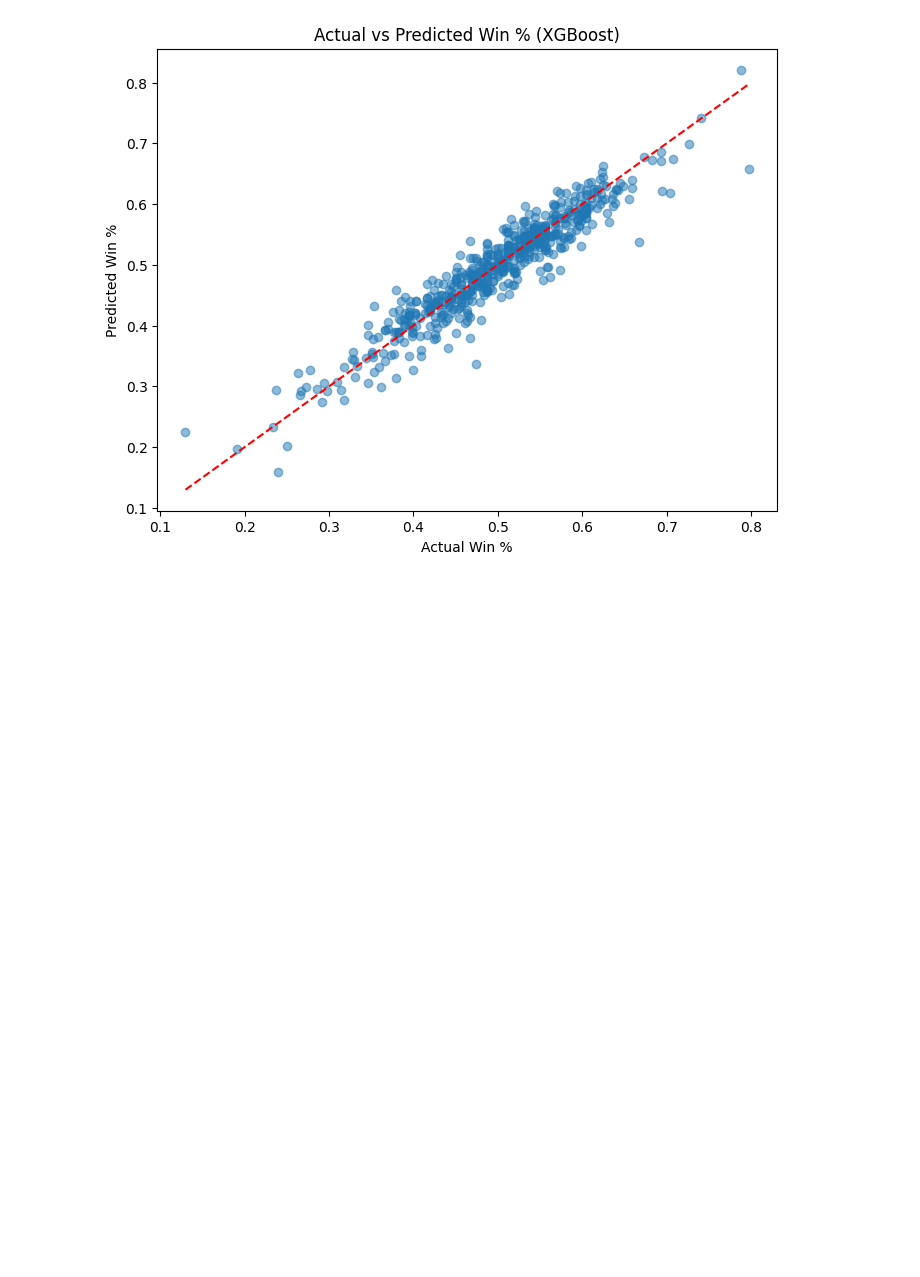
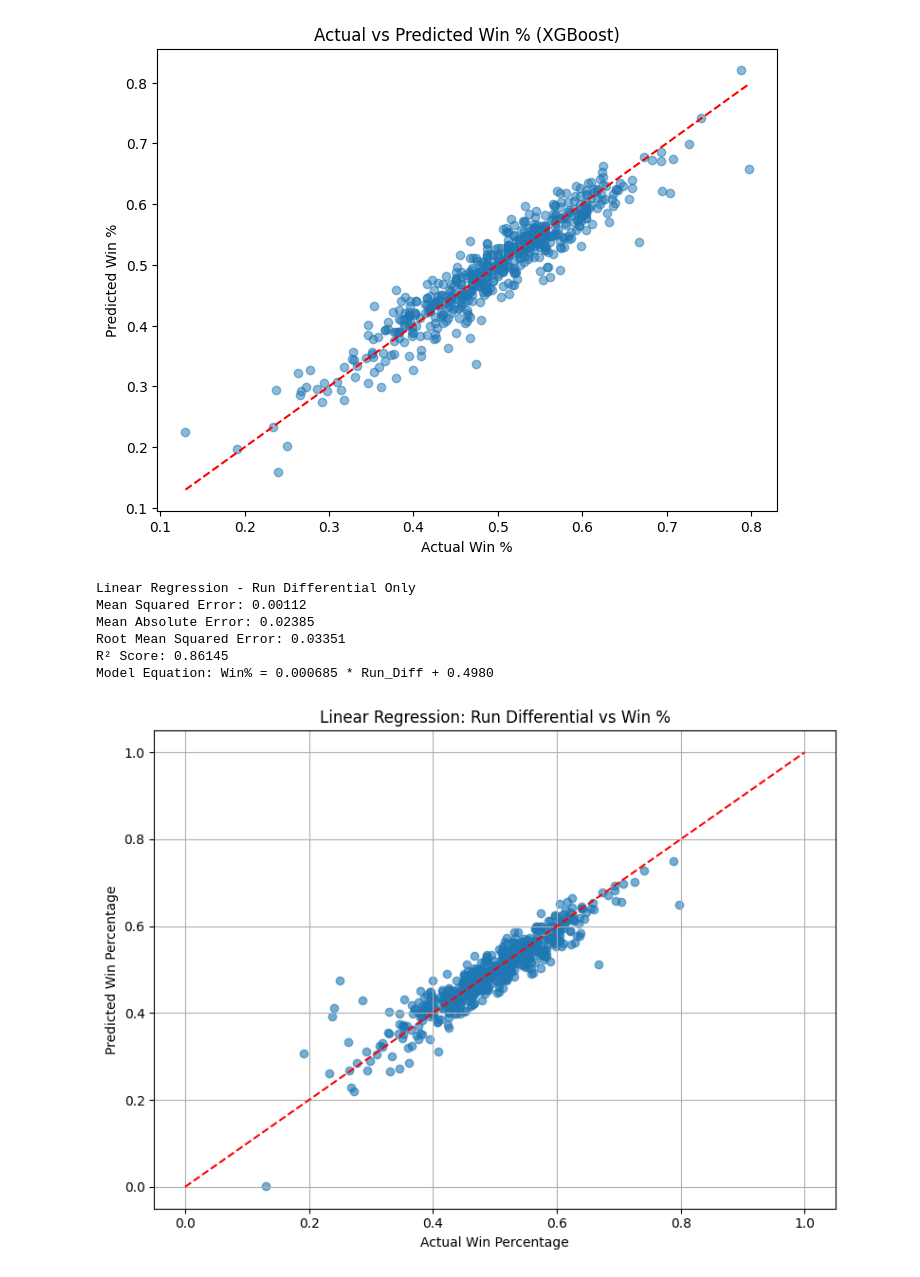
Before and after one commit to srmcdevitt03/ds320project, a Jupyter notebook: ML_Integration.ipynb, the cells around one changed output. Drawn from its saved outputs; the diff is of its cells as text; code cells hidden in the pictures; blank space fills up the shorter version.

Commit message:
Add files via upload
This added the Linear Regression model

```diff
--- a/ML_Integration.ipynb
+++ b/ML_Integration.ipynb
@@ -564,3 +564,64 @@ XGBoost Model - Root Mean Squared Error: 0.02978
 XGBoost Model - R² Score: 0.89053
 [figure]
 [figure]
+# %%
+# Linear Regression using run differential to predict win percentage
+
+from sklearn.linear_model import LinearRegression
+from sklearn.metrics import mean_squared_error, mean_absolute_error, r2_score
+import numpy as np
+import matplotlib.pyplot as plt
+
+# Ensure run_diff is calculated
+if 'run_diff' not in TeamsData.columns:
+    TeamsData['run_diff'] = TeamsData['R'] - TeamsData['RA']
+
+# Drop rows with missing values
+df = TeamsData[['run_diff', 'Win_percentage']].dropna()
+
+# Define X and y
+X = df[['run_diff']]
+y = df['Win_percentage']
+
+# Split data
+from sklearn.model_selection import train_test_split
+X_train, X_test, y_train, y_test = train_test_split(X, y, test_size=0.2, random_state=42)
+
+# Train model
+lr = LinearRegression()
+lr.fit(X_train, y_train)
+
+# Predict
+y_pred = lr.predict(X_test)
+
+# Metrics
+mse = mean_squared_error(y_test, y_pred)
+mae = mean_absolute_error(y_test, y_pred)
+rmse = np.sqrt(mse)
+r2 = r2_score(y_test, y_pred)
+
+print(f"Linear Regression - Run Differential Only")
+print(f"Mean Squared Error: {mse:.5f}")
+print(f"Mean Absolute Error: {mae:.5f}")
+print(f"Root Mean Squared Error: {rmse:.5f}")
+print(f"R² Score: {r2:.5f}")
+print(f"Model Equation: Win% = {lr.coef_[0]:.6f} * Run_Diff + {lr.intercept_:.4f}")
+
+# Visualization
+plt.figure(figsize=(8, 6))
+plt.scatter(y_test, y_pred, alpha=0.6)
+plt.plot([0, 1], [0, 1], 'r--')
+plt.xlabel("Actual Win Percentage")
+plt.ylabel("Predicted Win Percentage")
+plt.title("Linear Regression: Run Differential vs Win %")
+plt.grid(True)
+plt.tight_layout()
+plt.show()
+# %% [output]
+Linear Regression - Run Differential Only
+Mean Squared Error: 0.00112
+Mean Absolute Error: 0.02385
+Root Mean Squared Error: 0.03351
+R² Score: 0.86145
+Model Equation: Win% = 0.000685 * Run_Diff + 0.4980
+[figure, added]
```
